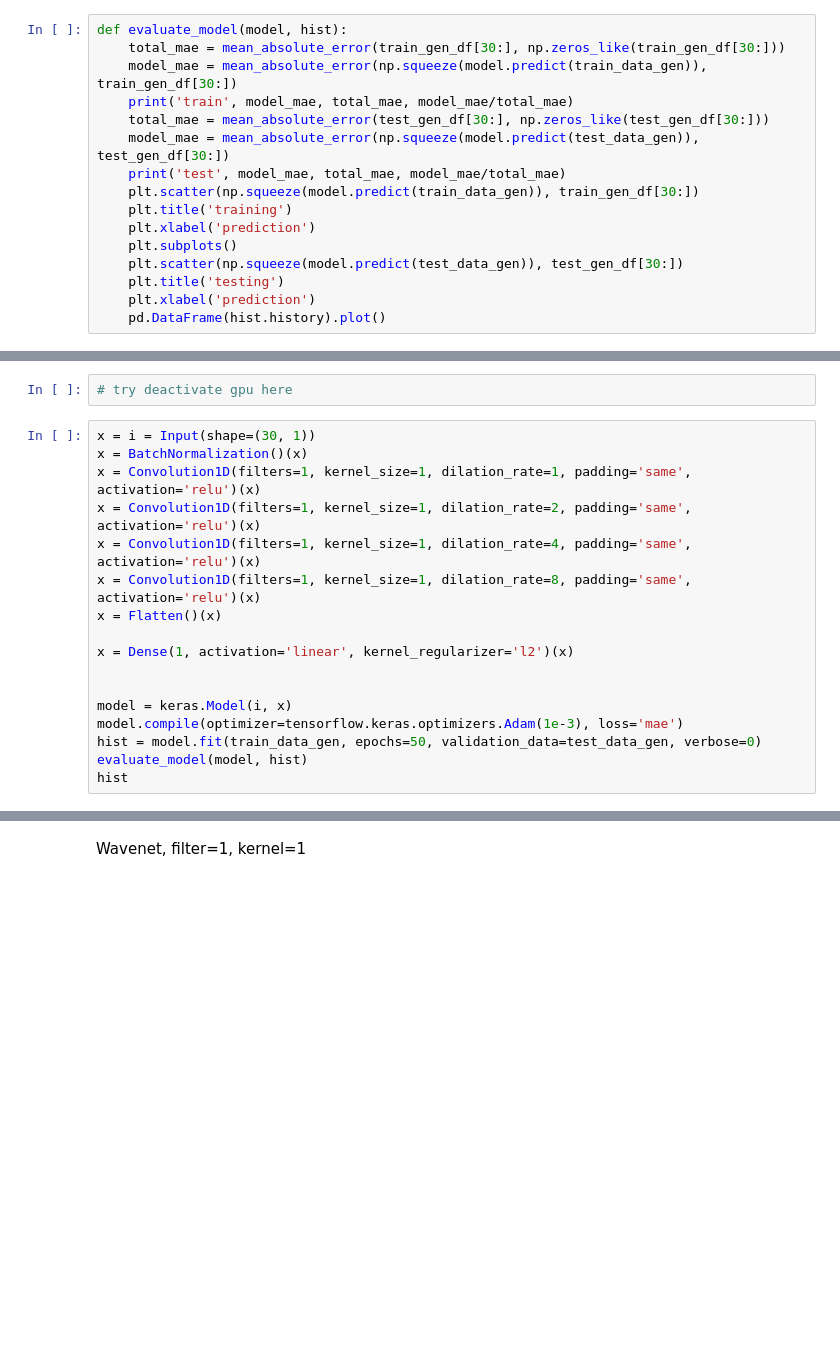
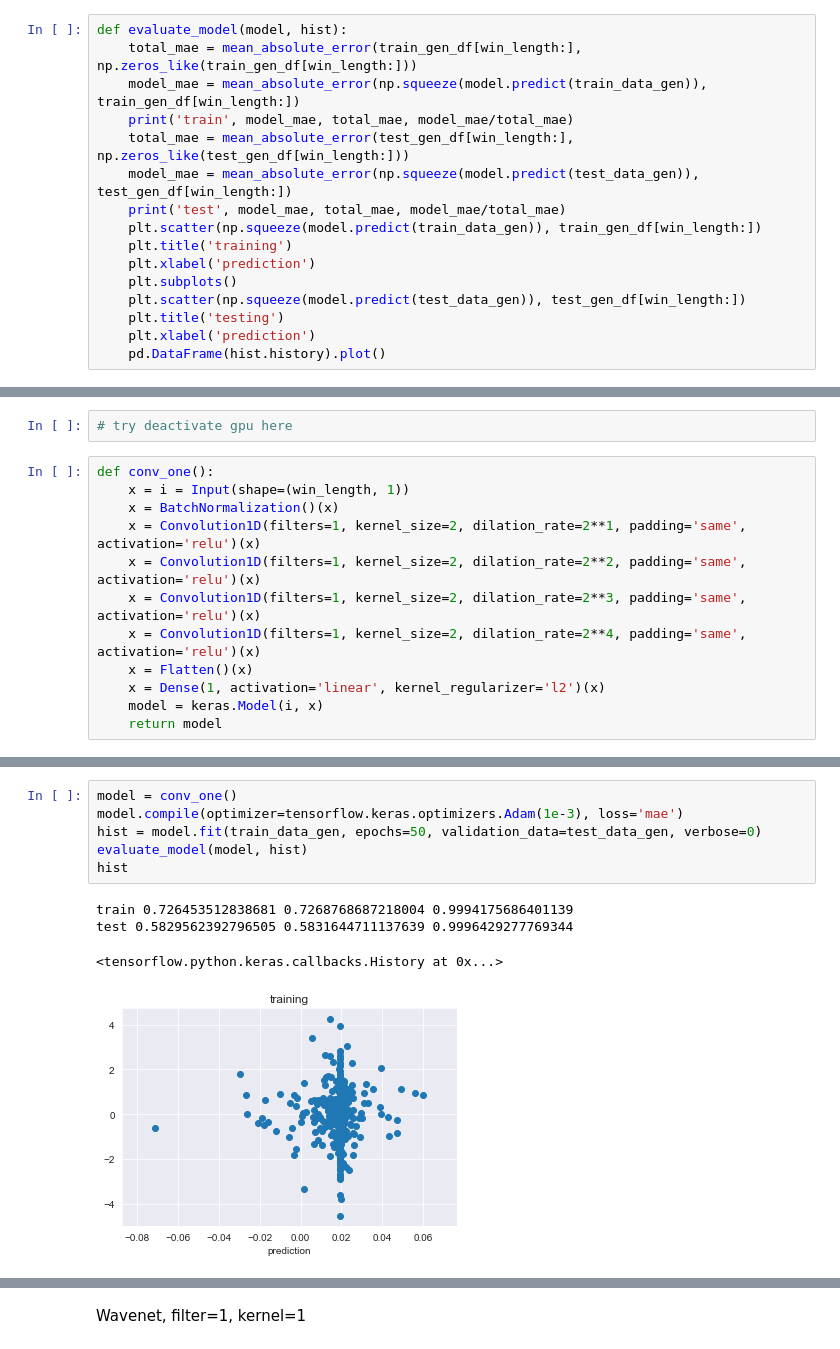
Before and after one commit to navin9292/Google_Wavenet-_Model, a Jupyter notebook: wavenet.ipynb, the cells around one changed output, grey strips where cells are left out. Cells and saved outputs as stored; diff of their text form; blank space fills up the shorter version.

Commit message:
dilation fix

```diff
--- a/wavenet.ipynb
+++ b/wavenet.ipynb
@@ -114,17 +121,17 @@ def WaveNetBlock(filters, kernel_size, dilation_rate, activation=None):
     return f
 # %%
 def evaluate_model(model, hist):
-    total_mae = mean_absolute_error(train_gen_df[30:], np.zeros_like(train_gen_df[30:]))
-    model_mae = mean_absolute_error(np.squeeze(model.predict(train_data_gen)), train_gen_df[30:])
+    total_mae = mean_absolute_error(train_gen_df[win_length:], np.zeros_like(train_gen_df[win_length:]))
+    model_mae = mean_absolute_error(np.squeeze(model.predict(train_data_gen)), train_gen_df[win_length:])
     print('train', model_mae, total_mae, model_mae/total_mae)
-    total_mae = mean_absolute_error(test_gen_df[30:], np.zeros_like(test_gen_df[30:]))
-    model_mae = mean_absolute_error(np.squeeze(model.predict(test_data_gen)), test_gen_df[30:])
+    total_mae = mean_absolute_error(test_gen_df[win_length:], np.zeros_like(test_gen_df[win_length:]))
+    model_mae = mean_absolute_error(np.squeeze(model.predict(test_data_gen)), test_gen_df[win_length:])
     print('test', model_mae, total_mae, model_mae/total_mae)
-    plt.scatter(np.squeeze(model.predict(train_data_gen)), train_gen_df[30:])
+    plt.scatter(np.squeeze(model.predict(train_data_gen)), train_gen_df[win_length:])
     plt.title('training')
     plt.xlabel('prediction')
     plt.subplots()
-    plt.scatter(np.squeeze(model.predict(test_data_gen)), test_gen_df[30:])
+    plt.scatter(np.squeeze(model.predict(test_data_gen)), test_gen_df[win_length:])
     plt.title('testing')
     plt.xlabel('prediction')
     pd.DataFrame(hist.history).plot()
@@ -133,19 +140,14 @@ Simple Dilated Covnet, filter=1, kernel=1
 # %%
 # try deactivate gpu here
 # %%
-x = i = Input(shape=(30, 1))
-x = BatchNormalization()(x)
-x = Convolution1D(filters=1, kernel_size=1, dilation_rate=1, padding='same', activation='relu')(x)
-x = Convolution1D(filters=1, kernel_size=1, dilation_rate=2, padding='same', activation='relu')(x)
-x = Convolution1D(filters=1, kernel_size=1, dilation_rate=4, padding='same', activation='relu')(x)
-x = Convolution1D(filters=1, kernel_size=1, dilation_rate=8, padding='same', activation='relu')(x)
-x = Flatten()(x)
-
-x = Dense(1, activation='linear', kernel_regularizer='l2')(x)
-
-
-model = keras.Model(i, x)
-model.compile(optimizer=tensorflow.keras.optimizers.Adam(1e-3), loss='mae')
-hist = model.fit(train_data_gen, epochs=50, validation_data=test_data_gen, verbose=0)
-evaluate_model(model, hist)
-hist
+def conv_one():
+    x = i = Input(shape=(win_length, 1))
+    x = BatchNormalization()(x)
+    x = Convolution1D(filters=1, kernel_size=2, dilation_rate=2**1, padding='same', activation='relu')(x)
+    x = Convolution1D(filters=1, kernel_size=2, dilation_rate=2**2, padding='same', activation='relu')(x)
+    x = Convolution1D(filters=1, kernel_size=2, dilation_rate=2**3, padding='same', activation='relu')(x)
+    x = Convolution1D(filters=1, kernel_size=2, dilation_rate=2**4, padding='same', activation='relu')(x)
+    x = Flatten()(x)
+    x = Dense(1, activation='linear', kernel_regularizer='l2')(x)
+    model = keras.Model(i, x)
+    return model
@@ -158,0 +220,11 @@ test 0.8802986422019727 0.8802129578053762 1.0000973450752306
+# %%
+model = conv_one()
+model.compile(optimizer=tensorflow.keras.optimizers.Adam(1e-3), loss='mae')
+hist = model.fit(train_data_gen, epochs=50, validation_data=test_data_gen, verbose=0)
+evaluate_model(model, hist)
+hist
+# %% [output]
+train 0.726453512838681 0.7268768687218004 0.9994175686401139
+test 0.5829562392796505 0.5831644711137639 0.9996429277769344
+<tensorflow.python.keras.callbacks.History at 0x...>
+[figure, added]
```
Also changed, not shown: parts of 21 cells of this notebook.
